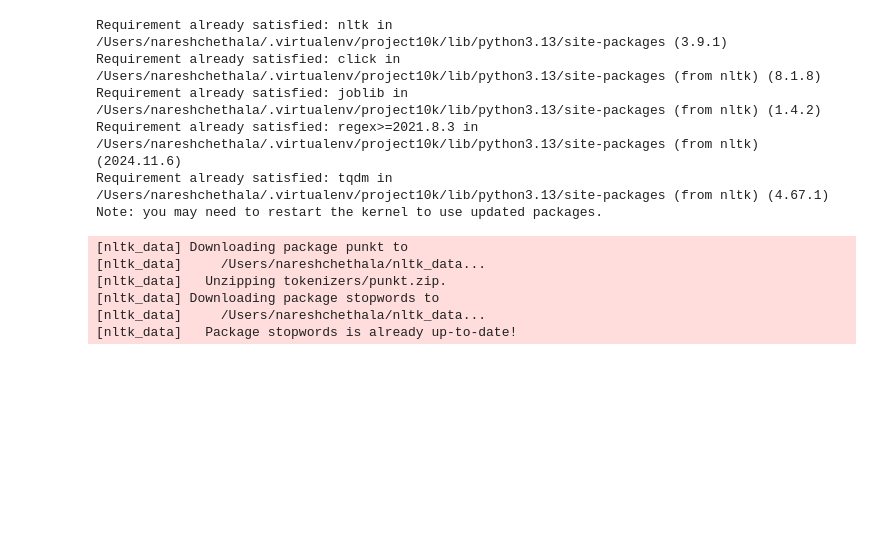
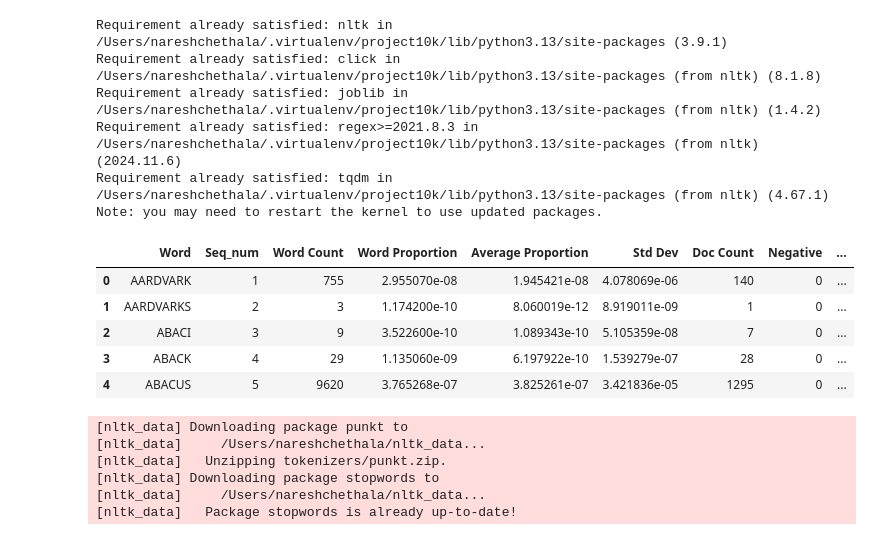
Before and after one commit to NareshChethala/10K_Seintiment_Analysis, a Jupyter notebook: dataframe_10k.ipynb, the cells around one changed output. Drawn from its saved outputs; the diff is of its cells as text; code cells hidden in the pictures; blank space fills up the shorter version.

```diff
--- a/dataframe_10k.ipynb
+++ b/dataframe_10k.ipynb
@@ -505,6 +516,15 @@ Requirement already satisfied: tqdm in /Users/nareshchethala/.virtualenv/project
 Note: you may need to restart the kernel to use updated packages.
 # %%
 lm_df = pd.read_csv("/Users/nareshchethala/Desktop/University/Spring_25/BAIM_660/Project/Loughran-McDonald_MasterDictionary_1993-2024.csv")
+# %%
+lm_df.head()
+# %% [output]
+|  | Word | Seq_num | Word Count | Word Proportion | Average Proportion | Std Dev | Doc Count | Negative | ... |
+| 0 | AARDVARK | 1 | 755 | 2.955070e-08 | 1.945421e-08 | 4.078069e-06 | 140 | 0 | ... |
+| 1 | AARDVARKS | 2 | 3 | 1.174200e-10 | 8.060019e-12 | 8.919011e-09 | 1 | 0 | ... |
+| 2 | ABACI | 3 | 9 | 3.522600e-10 | 1.089343e-10 | 5.105359e-08 | 7 | 0 | ... |
+| 3 | ABACK | 4 | 29 | 1.135060e-09 | 6.197922e-10 | 1.539279e-07 | 28 | 0 | ... |
+| 4 | ABACUS | 5 | 9620 | 3.765268e-07 | 3.825261e-07 | 3.421836e-05 | 1295 | 0 | ... |
 # %%
 # Filter only positive and negative words
 positive_words = set(lm_df[lm_df["Positive"] > 0]["Word"].str.lower())
```
Also changed, not shown: parts of 9 cells of this notebook, 2 other files.
